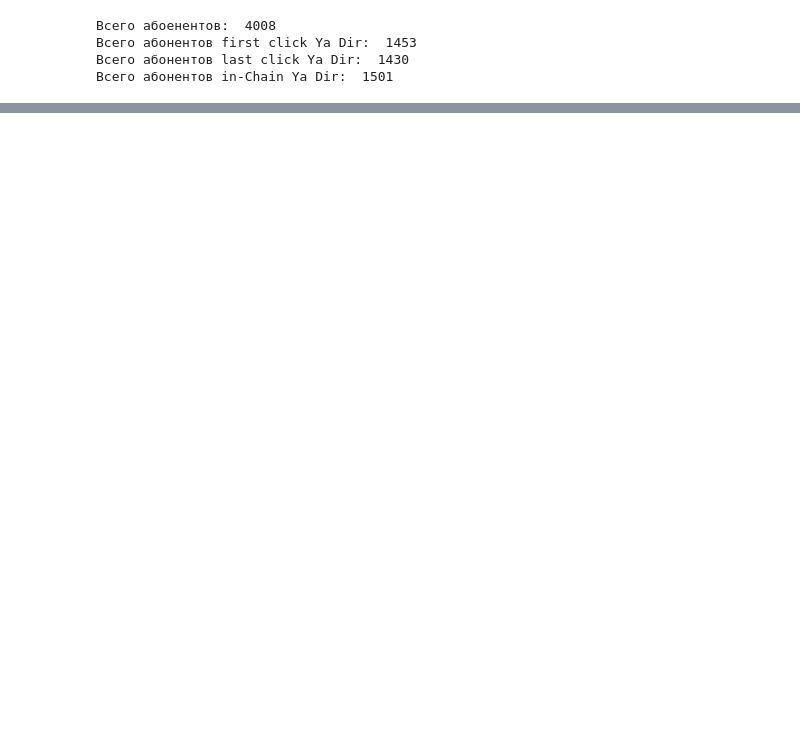
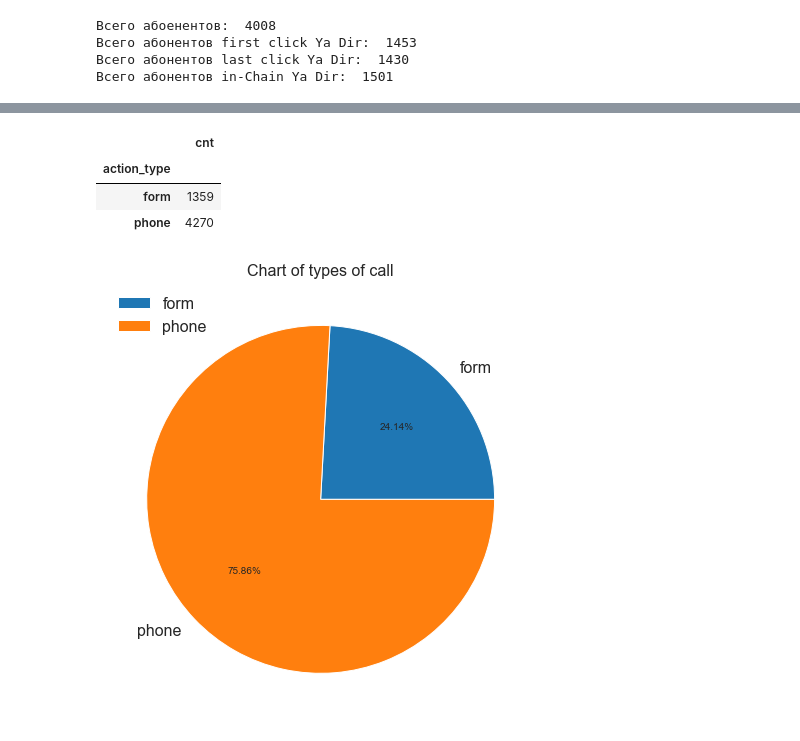
Before and after one commit to artwist-polyakov/adv, a Jupyter notebook: yandex/Yandex Stats Autoprestus.ipynb, the cells around one changed output, grey strips where cells are left out. Drawn from its saved outputs; the diff is of its cells as text; code cells hidden in the pictures; blank space fills up the shorter version.

```diff
--- a/yandex/Yandex Stats Autoprestus.ipynb
+++ b/yandex/Yandex Stats Autoprestus.ipynb
@@ -311,0 +314,31 @@ print('Всего абонентов in-Chain Ya Dir: ',phones_df[phones_df['roa
+# %%
+cm_df = pd.read_excel('report-call-01092019-31122019.xlsx', header = 4)
+ck_df = pd.read_excel('2020-01-28T16-43-42+03-00.5e303a8ed7e09.xls')
+ck_df = ck_df[ck_df['Статус звонка'] == 'Звонок прошел успешно']
+
+ck_df['Дата заказа звонка'] = pd.to_datetime(ck_df['Дата заказа звонка'])
+cm_df['Дата и время'] = pd.to_datetime(cm_df['Дата и время'])
+
+ck_df['Источник перехода (utm_source)'] = ck_df['Источник перехода (utm_source)'].fillna('no_info')
+ck_df['utm_medium'] = ck_df['utm_medium'].fillna('no_info')
+ck_df['utm_complex'] = ck_df['Источник перехода (utm_source)']+'--'+ck_df['utm_medium']
+
+cm_df['Номер абонента'] = cm_df['Номер абонента'].astype('str')
+ck_df['Номер клиента'] = ck_df['Номер клиента'].astype('str')
+ck_df['Номер клиента'] = ck_df['Номер клиента'].fillna('Not recognized')
+cm_df['Номер абонента'] = cm_df['Номер абонента'].fillna('Not recognized')
+
+cm_df = cm_df.rename(columns={'Дата и время':'datetime','Номер абонента':'phone'})
+ck_df = ck_df.rename(columns={'Дата заказа звонка':'datetime','Номер клиента':'phone'})
+
+
+cm_df['phone'] = cm_df['phone'].map(lambda x: del_zero_from_tel(x))
+cm_df['phone'] = cm_df['phone'].map(lambda x: re.sub('\D','',str(x)))
+ck_df['phone'] = ck_df['phone'].map(lambda x: re.sub('\D','',str(x)))
+ck_df['source_std'] = ck_df['utm_complex'].map(lambda x: Callkeeper_source(x) )
+cm_df['source_std'] = cm_df['Рекламная кампания'].map(lambda x: Comagic_source(x) )
+
+complex_df_succ = pd.concat([ck_df[['phone','datetime','source_std']],cm_df[['phone','datetime','source_std']]])
+complex_df_succ = complex_df_succ.sort_values(by='datetime').reset_index().drop(['index'],axis = 1)
+complex_df_succ['action_type'] = complex_df_succ['source_std'].map(lambda x: x.split(' ')[-1])
+complex_df_succ
@@ -311,0 +377,15 @@ print('Всего абонентов in-Chain Ya Dir: ',phones_df[phones_df['roa
+# %%
+complex_df_succ.groupby(by = 'action_type').agg(cnt=('action_type','count'))
+# %% [output]
+|  | cnt |
+| action_type |  |
+| form | 1359 |
+| phone | 4270 |
+# %%
+complex_df_succ.groupby(by = 'action_type').agg(cnt=('action_type','count'))\
+                        .plot(kind='pie', subplots=True, figsize=(8, 8), autopct='%1.2f%%')
+plt.title("Chart of types of call")
+plt.ylabel("")
+plt.show()
+# %% [output]
+[figure, added]
```
Also changed, not shown: parts of 9 cells of this notebook.
